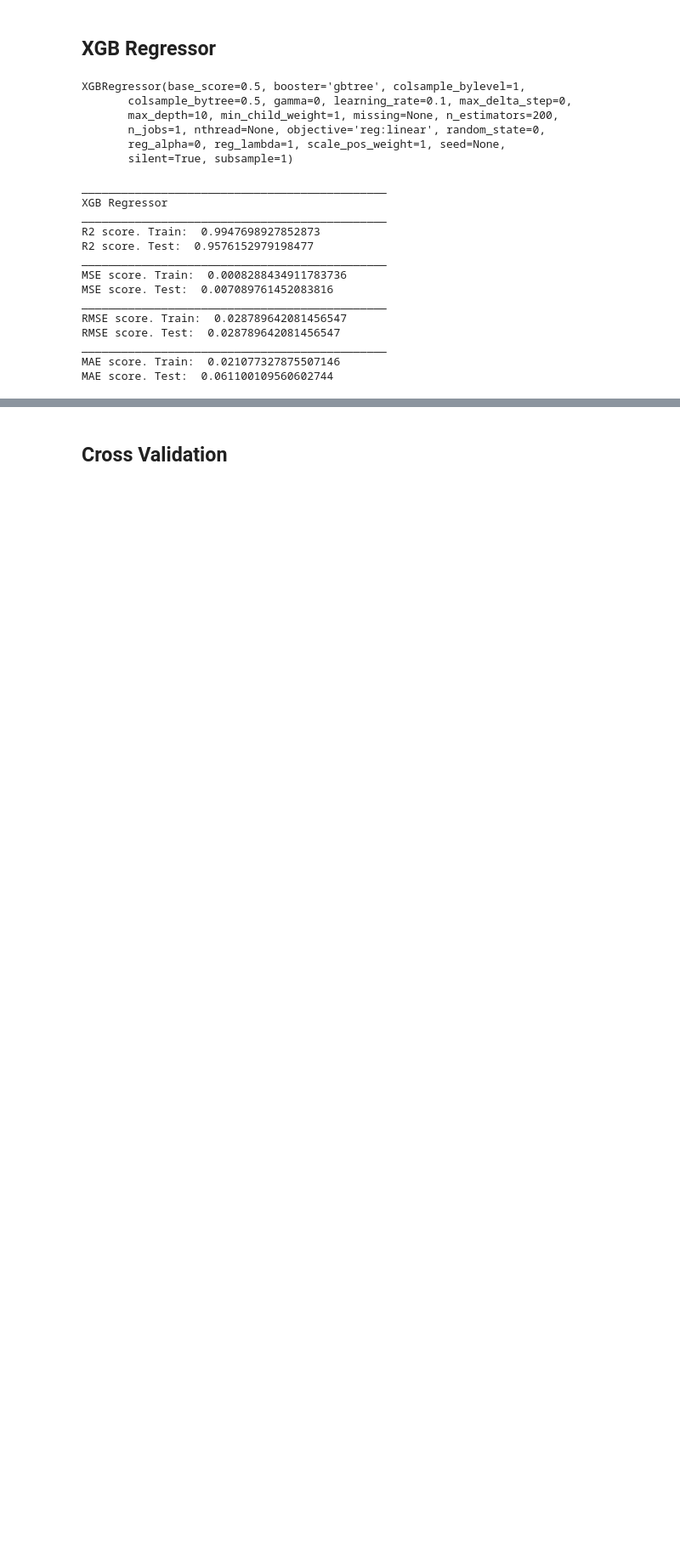
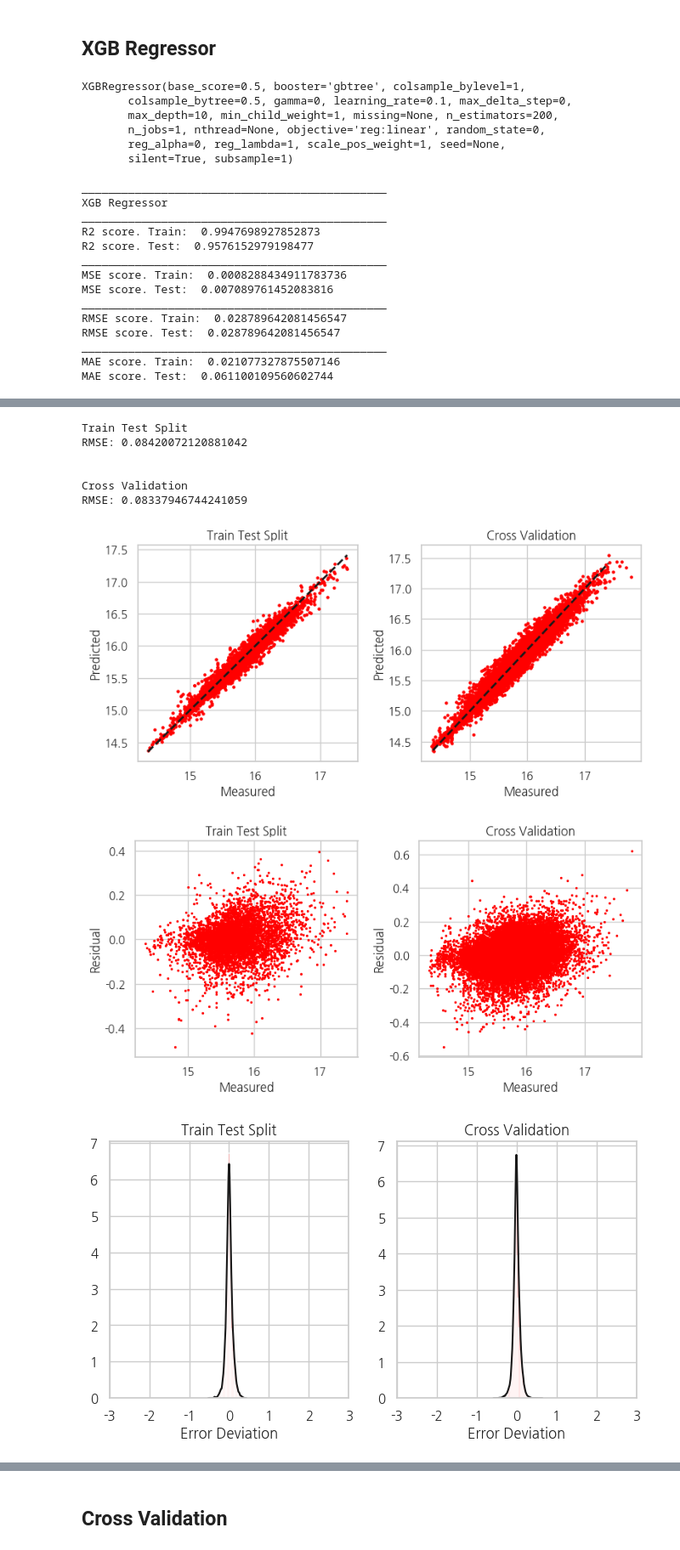
Before and after one commit to hojisu/sberbank-russian-housing-market, a Jupyter notebook: 04_Modeling with Scikit-Learn Regressor/04_Modeling with Scikit-Learn Regressor.ipynb, the cells around one changed output, grey strips where cells are left out. Shown at 85% size. Drawn from its saved outputs; the diff is of its cells as text; code cells hidden in the pictures; blank space fills up the shorter version.

```diff
--- a/04_Modeling with Scikit-Learn Regressor/04_Modeling with Scikit-Learn Regressor.ipynb
+++ b/04_Modeling with Scikit-Learn Regressor/04_Modeling with Scikit-Learn Regressor.ipynb
@@ -288,0 +343,20 @@ MAE score. Test:  0.061100109560602744
+# %%
+predictions = cross_val_predict(grid_xgr.best_estimator_,
+                                df_train[numeric_features+cate_features],
+                                df_train['price_doc'],
+                                cv=cv)
+
+show_results(y_test,
+             prediction,
+             df_train['price_doc'],
+             predictions)
+# %% [output]
+Train Test Split
+RMSE: 0.08420072120881042
+
+
+Cross Validation
+RMSE: 0.08337946744241059
+[figure, added]
+[figure, added]
+[figure, added]
```
Also changed, not shown: parts of 25 cells of this notebook.
